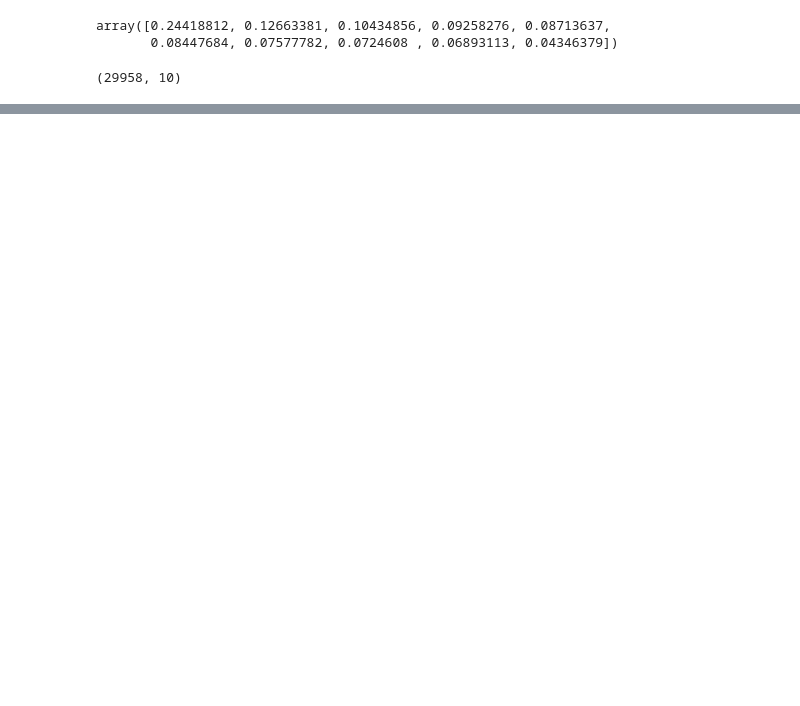
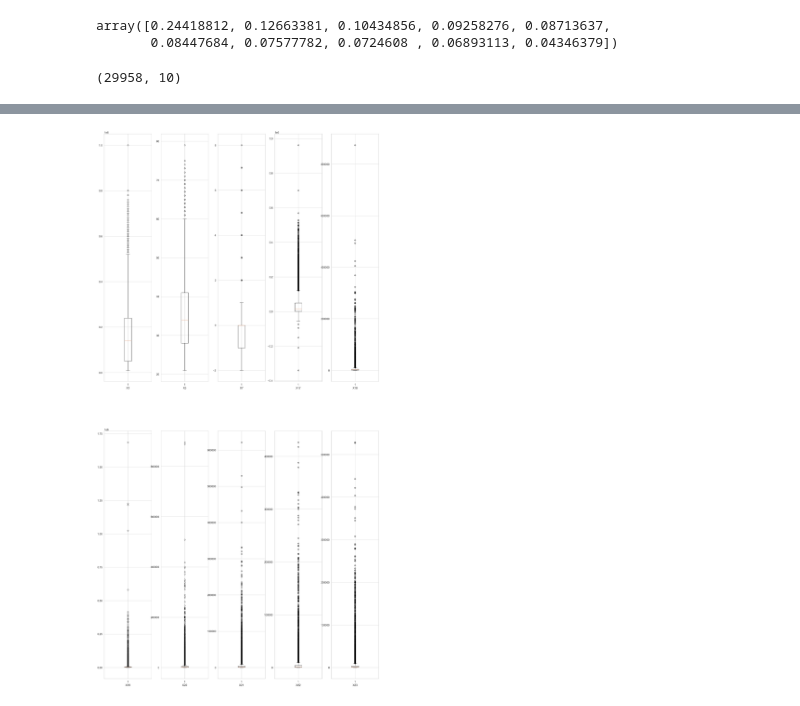
Before and after one commit to PosgradoMNA/actividades-del-projecto-cad_equipo_11, a Jupyter notebook: notebooks/week4_pca.ipynb, the cells around one changed output, grey strips where cells are left out. Saved outputs shown, nothing was run; the diff lists cells and outputs as text; code cells hidden in the pictures; blank space fills up the shorter version.

Commit message:
Add boxplots of original data

```diff
--- a/notebooks/week4_pca.ipynb
+++ b/notebooks/week4_pca.ipynb
@@ -118,0 +128,10 @@ plt.show()
+# %%
+plt.rcParams['figure.figsize'] = [25, 50]
+columns = df2.columns.values
+for i in range(len(columns)):
+    plt.subplot(2, 5, i + 1)
+    _ = plt.boxplot(df2[columns[i]])
+    plt.xlabel(columns[i])
+plt.show()
+# %% [output]
+[figure, added]
```
Also changed, not shown: parts of 3 cells of this notebook.
